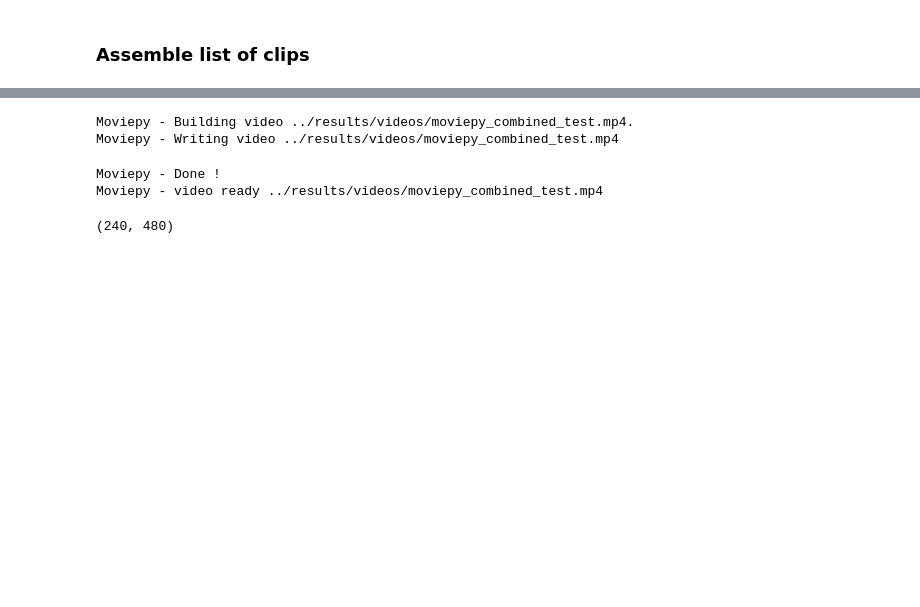
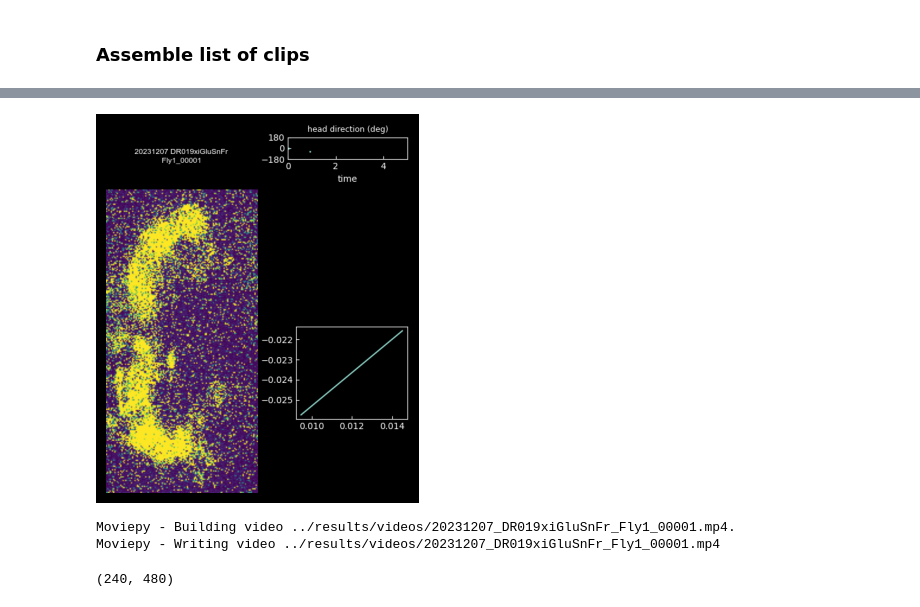
Before and after one commit to T-E-Lab/GULP, a Jupyter notebook: scripts/create_video_of_trial.ipynb, the cells around one changed output, grey strips where cells are left out. Saved outputs shown, nothing was run; the diff lists cells and outputs as text; code cells hidden in the pictures; blank space fills up the shorter version.

Commit message:
Create video module for video summaries of trials

```diff
--- a/scripts/create_video_of_trial.ipynb
+++ b/scripts/create_video_of_trial.ipynb
@@ -289,11 +241,8 @@ tiff_animation = CompositeVideoClip([tiff_animation, txt_clip])
+# %%
+# Add text
+date, line, fly, trial = tiff.path.name.split(".")[0].split("_")
+text = f"{date} {line}\n{fly}_{trial}" # Split name into 2 lines
+txt_clip = (TextClip(txt = text, fontsize = 12, color = 'white')
+            .set_duration(duration))
 # %% [markdown]
 ### Assemble list of clips
-# %%
-# final_clip = clips_array([tiff_animation, fictrac_animation],
-#                          bg_color=[255,255,255])
-
-composite_video = CompositeVideoClip([tiff_animation.set_position(('left')),
-                                      fictrac_animation.set_position(('right'))],
-                                      size=(tiff_animation.size[0]+ fictrac_animation.size[0],
-                                            fictrac_animation.size[1]))
-composite_video = composite_video.subclip(0, duration)
@@ -304,8 +249,40 @@ ImportError: clip.show requires Pygame installed
+# %%
+if is_video_exists:
+    composite_size = (tiff_animation.size[0] + fictrac_animation.size[0],
+                    max(tiff_animation.size[1], fictrac_animation.size[1]) + head_direction_animation.size[1])
+
+    midleft = tiff_animation.size[0]/2 - txt_clip.size[0]/2
+    midtop = head_direction_animation.size[1]/2 - txt_clip.size[1]/2
+
+    composite_video = CompositeVideoClip([tiff_animation.set_position(('left','bottom')),
+                                        txt_clip.set_position((midleft, midtop)),
+                                        fictrac_animation.set_position(('right','bottom')),
+                                        head_direction_animation.set_position(('right','top')),
+                                        fly_path_animation.set_position(('right','bottom'))],
+                                        size=composite_size)
+    composite_video = composite_video.subclip(0, duration)
+else:
+    composite_size = (tiff_animation.size[0]*2,
+                      tiff_animation.size[1] + head_direction_animation.size[1])
+
+    midleft = tiff_animation.size[0]/2 - txt_clip.size[0]/2
+    midtop = head_direction_animation.size[1]/2 - txt_clip.size[1]/2
+
+    composite_video = CompositeVideoClip([tiff_animation.set_position(('left','bottom')),
+                                        txt_clip.set_position((midleft, midtop)),
+                                        head_direction_animation.set_position(('right','top')),
+                                        fly_path_animation.set_position(('right','bottom'))],
+                                        size=composite_size)
+    composite_video = composite_video.subclip(0, duration)
+# %%
+show_frame(composite_video)
+# %% [output]
+[figure, added]
 # %%
-output = Path("../results/videos/moviepy_combined_test.mp4").as_posix()
+output = Path(f"../results/videos/{tiff_path.stem}.mp4").as_posix()
 composite_video.write_videofile(output, fps=fps)
+composite_video.close()
+fictrac_animation.close()
 # %% [output]
-Moviepy - Building video ../results/videos/moviepy_combined_test.mp4.
-Moviepy - Writing video ../results/videos/moviepy_combined_test.mp4
+Moviepy - Building video ../results/videos/20231207_DR019xiGluSnFr_Fly1_00001.mp4.
+Moviepy - Writing video ../results/videos/20231207_DR019xiGluSnFr_Fly1_00001.mp4
-Moviepy - Done !
-Moviepy - video ready ../results/videos/moviepy_combined_test.mp4
```
Also changed, not shown: parts of 46 cells of this notebook, 11 other files.
